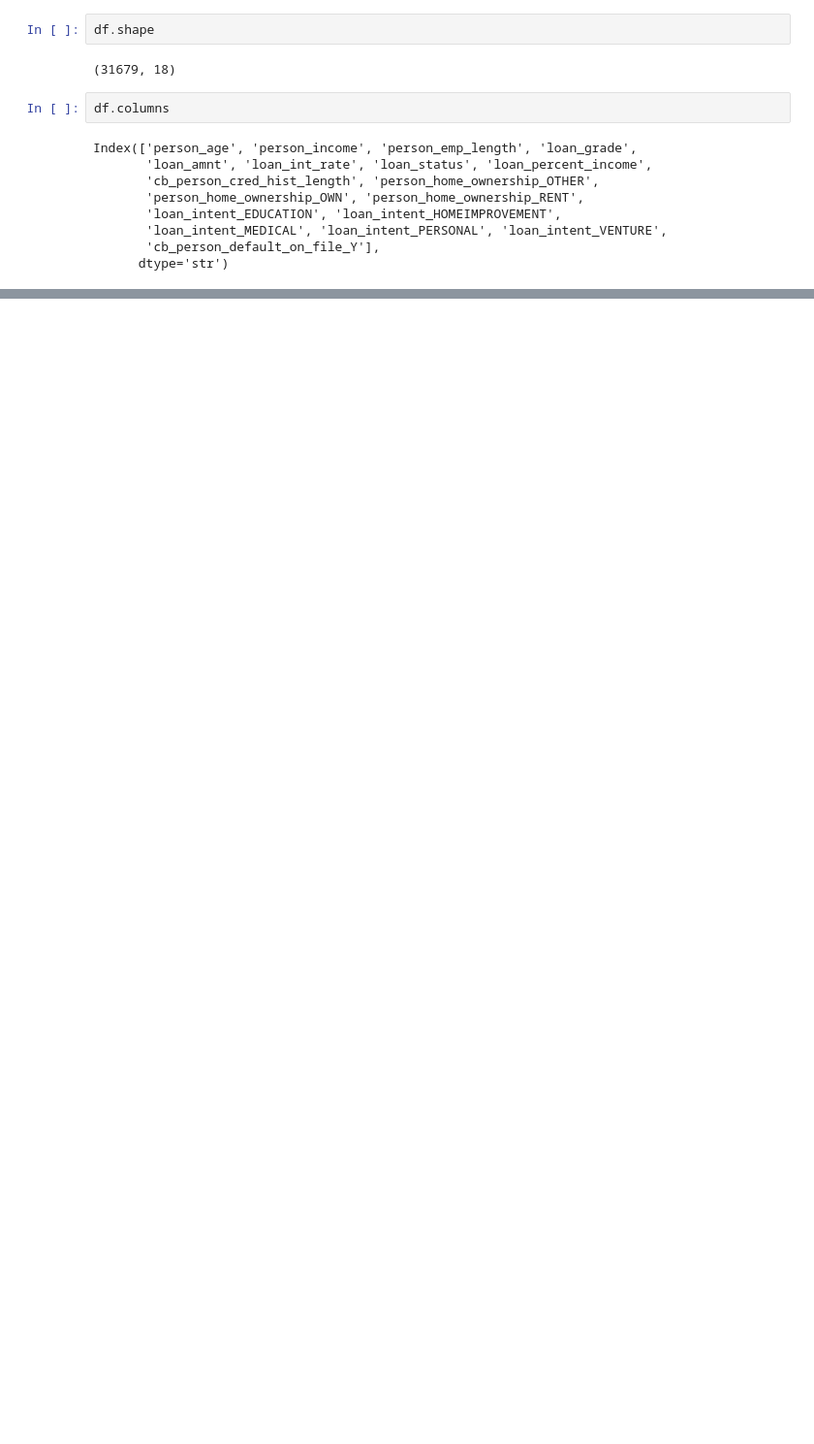
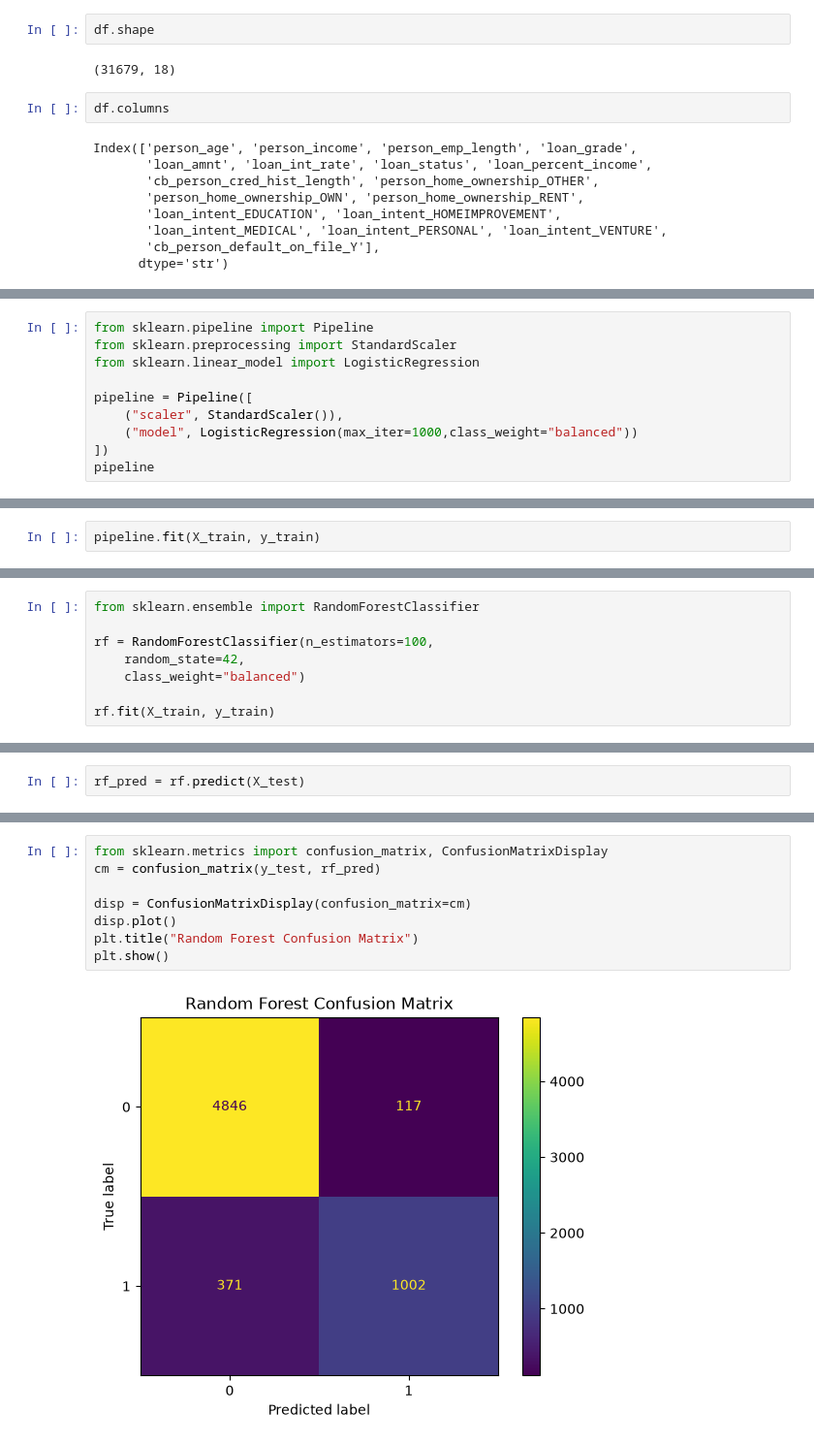
Before and after one commit to commit-msuyog/Explainable-Credit-Risk-AI, a Jupyter notebook: Notebook/credit-rist.ipynb, the cells around one changed output, grey strips where cells are left out. Shown at 97% size. Saved outputs shown, nothing was run; the diff lists cells and outputs as text; blank space fills up the shorter version.

Commit message:
Added Random Forest model evaluation and explainability analysis

```diff
--- a/Notebook/credit-rist.ipynb
+++ b/Notebook/credit-rist.ipynb
@@ -350,0 +368,10 @@ Index(['person_age', 'person_income', 'person_emp_length', 'loan_grade',
+# %%
+from sklearn.pipeline import Pipeline
+from sklearn.preprocessing import StandardScaler
+from sklearn.linear_model import LogisticRegression
+
+pipeline = Pipeline([
+    ("scaler", StandardScaler()),
+    ("model", LogisticRegression(max_iter=1000,class_weight="balanced"))
+])
+pipeline
@@ -350,0 +382,2 @@ Index(['person_age', 'person_income', 'person_emp_length', 'loan_grade',
+# %%
+pipeline.fit(X_train, y_train)
@@ -350,0 +403,8 @@ Index(['person_age', 'person_income', 'person_emp_length', 'loan_grade',
+# %%
+from sklearn.ensemble import RandomForestClassifier
+
+rf = RandomForestClassifier(n_estimators=100,
+    random_state=42,
+    class_weight="balanced")
+
+rf.fit(X_train, y_train)
@@ -350,0 +413,2 @@ Index(['person_age', 'person_income', 'person_emp_length', 'loan_grade',
+# %%
+rf_pred = rf.predict(X_test)
@@ -350,0 +426,10 @@ Index(['person_age', 'person_income', 'person_emp_length', 'loan_grade',
+# %%
+from sklearn.metrics import confusion_matrix, ConfusionMatrixDisplay
+cm = confusion_matrix(y_test, rf_pred)
+
+disp = ConfusionMatrixDisplay(confusion_matrix=cm)
+disp.plot()
+plt.title("Random Forest Confusion Matrix")
+plt.show()
+# %% [output]
+[figure, added]
```
Also changed, not shown: parts of 18 cells of this notebook, 1 other file.
